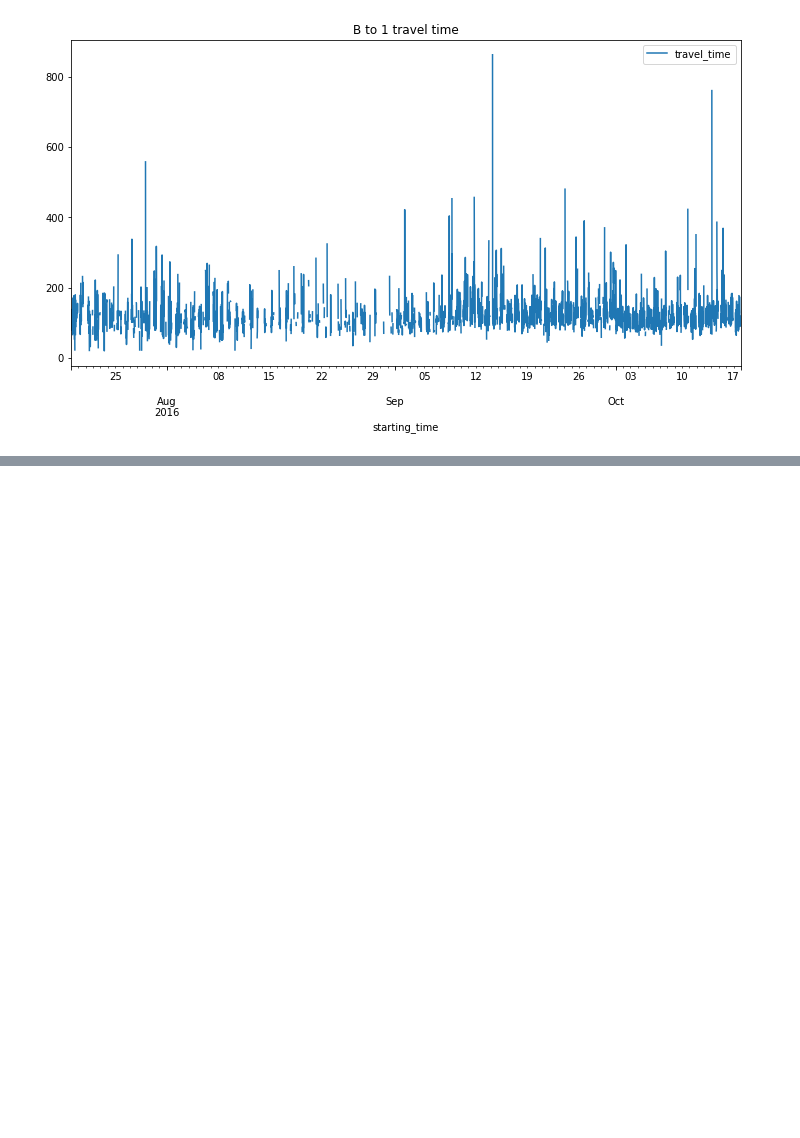
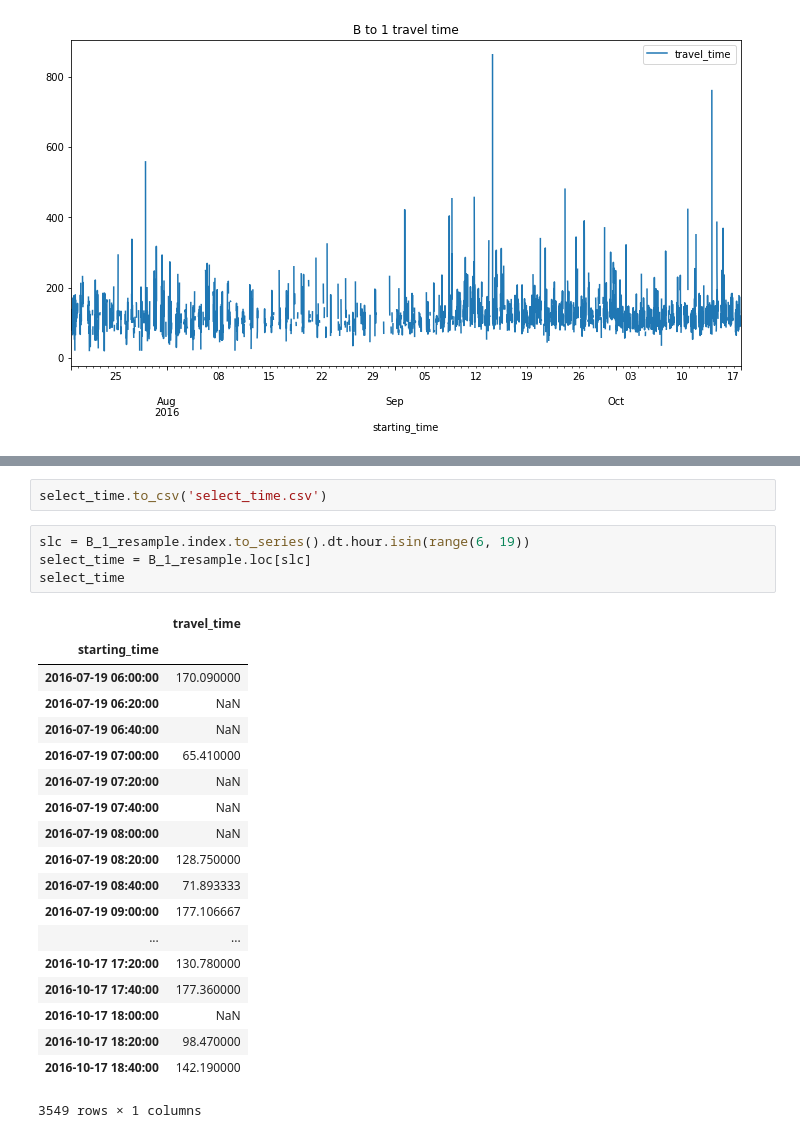
Before and after one commit to delphi-xk/ML_demo, a Jupyter notebook: notebook/pandas_test.ipynb, the cells around one changed output, grey strips where cells are left out. Saved outputs shown, nothing was run; the diff lists cells and outputs as text; blank space fills up the shorter version.

```diff
--- a/notebook/pandas_test.ipynb
+++ b/notebook/pandas_test.ipynb
@@ -98,0 +128,26 @@ B_1_resample.plot(figsize=(12,6),title="B to 1 travel time")
+# %%
+select_time.to_csv('select_time.csv')
+# %%
+slc = B_1_resample.index.to_series().dt.hour.isin(range(6, 19))
+select_time = B_1_resample.loc[slc]
+select_time
+# %% [output]
+|  | travel_time |
+| starting_time |  |
+| 2016-07-19 06:00:00 | 170.090000 |
+| 2016-07-19 06:20:00 | NaN |
+| 2016-07-19 06:40:00 | NaN |
+| 2016-07-19 07:00:00 | 65.410000 |
+| 2016-07-19 07:20:00 | NaN |
+| 2016-07-19 07:40:00 | NaN |
+| 2016-07-19 08:00:00 | NaN |
+| 2016-07-19 08:20:00 | 128.750000 |
+| 2016-07-19 08:40:00 | 71.893333 |
+| 2016-07-19 09:00:00 | 177.106667 |
+| ... | ... |
+| 2016-10-17 17:20:00 | 130.780000 |
+| 2016-10-17 17:40:00 | 177.360000 |
+| 2016-10-17 18:00:00 | NaN |
+| 2016-10-17 18:20:00 | 98.470000 |
+| 2016-10-17 18:40:00 | 142.190000 |
+3549 rows × 1 columns
```
Also changed, not shown: parts of 19 cells of this notebook, 4 other files.
